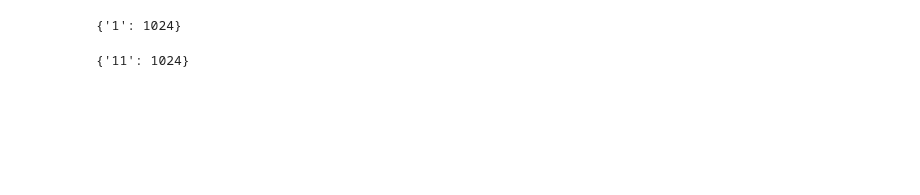
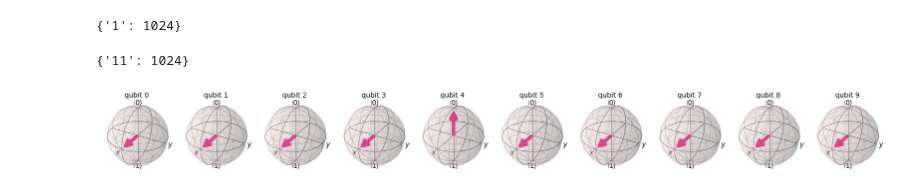
Before and after one commit to Saisneha0209/Quantum-Computing, a Jupyter notebook: Quantum_Circuits.ipynb, the cells around one changed output. Drawn from its saved outputs; the diff is of its cells as text; code cells hidden in the pictures; blank space fills up the shorter version.

```diff
--- a/Quantum_Circuits.ipynb
+++ b/Quantum_Circuits.ipynb
@@ -520,3 +520,14 @@ count=bit.get_counts()
 print(count)
 # %% [output]
 {'11': 1024}
+# %%
+qc=QuantumCircuit(10,10)
+qc.h([0,1,2,3,4,5,6,7,8,9])
+qc.cx(1,9)
+qc.x(4)
+qc.cx(4,5)
+qc.h(4)
+state=Statevector.from_instruction(qc)
+plot_bloch_multivector(state)
+# %% [output]
+[figure, added]
```
Also changed, not shown: parts of 6 cells of this notebook.
